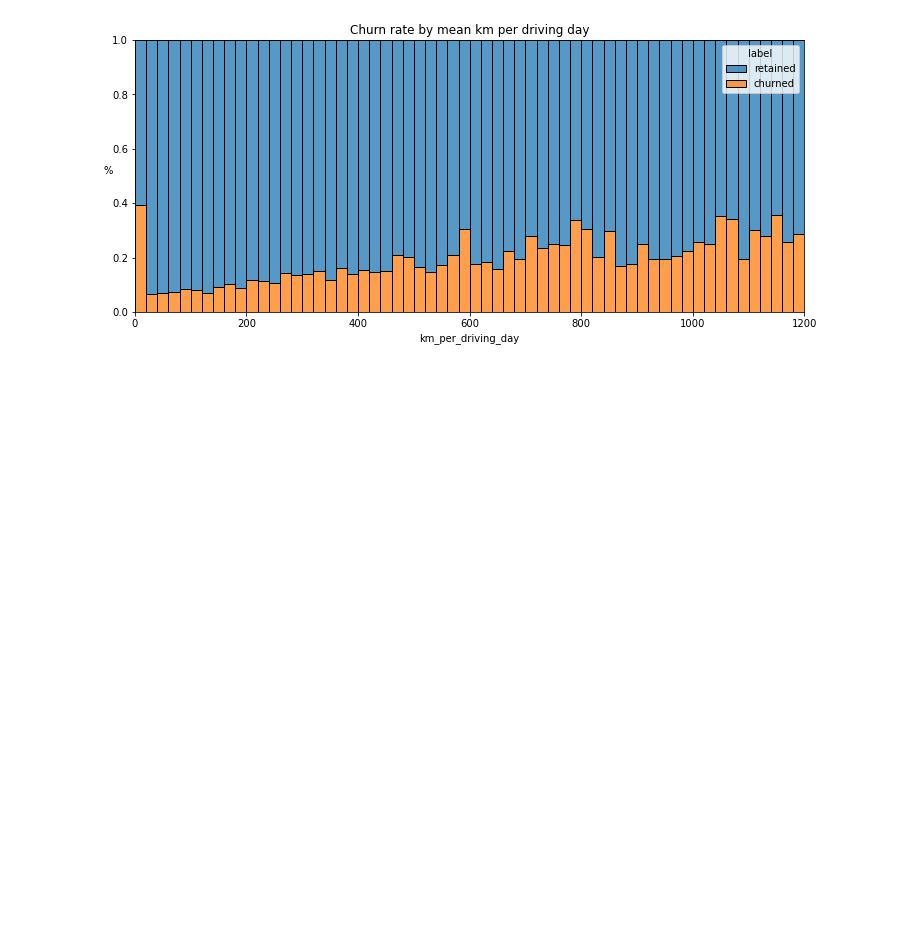
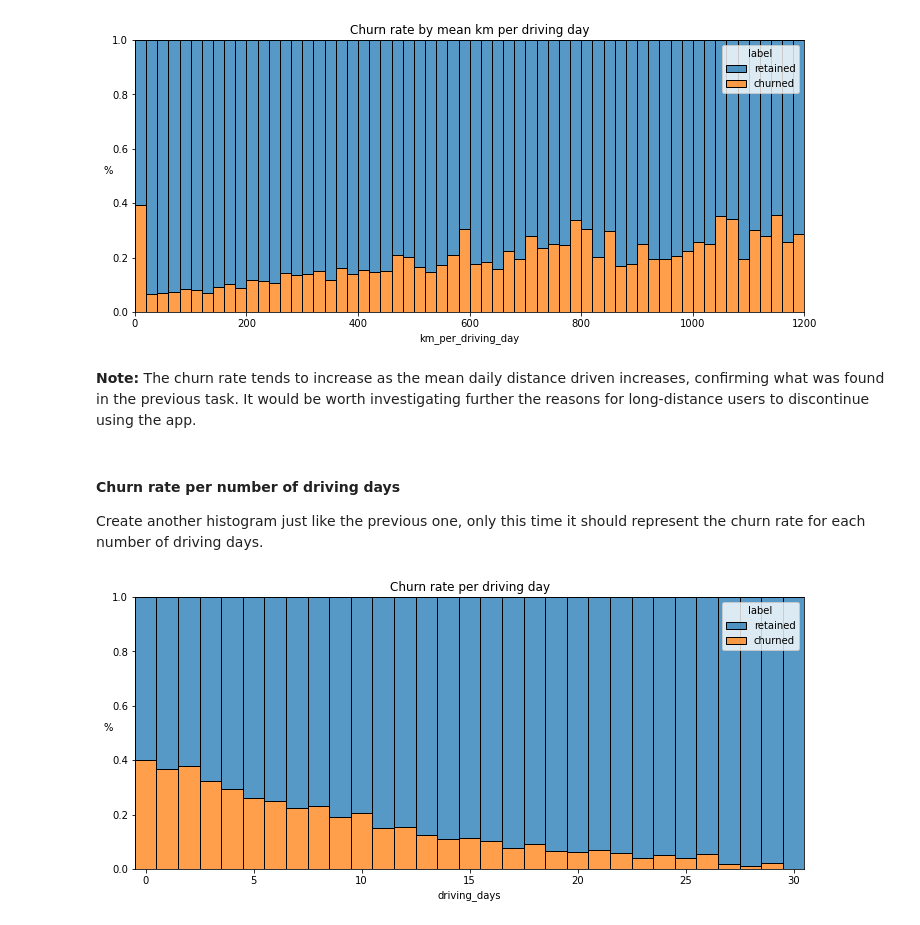
Before and after one commit to BrHACHLAF/Waze-project, a Jupyter notebook: waze_project_part_2.ipynb, the cells around one changed output. Saved outputs shown, nothing was run; the diff lists cells and outputs as text; code cells hidden in the pictures; blank space fills up the shorter version.

```diff
--- a/waze_project_part_2.ipynb
+++ b/waze_project_part_2.ipynb
@@ -467,3 +467,22 @@ plt.ylabel('%', rotation=0)
 plt.title('Churn rate by mean km per driving day');
 # %% [output]
 [figure]
+# %% [markdown]
+**Note:** The churn rate tends to increase as the mean daily distance driven increases, confirming what was found in the previous task. It would be worth investigating further the reasons for long-distance users to discontinue using the app.
+# %% [markdown]
+#### **Churn rate per number of driving days**
+
+Create another histogram just like the previous one, only this time it should represent the churn rate for each number of driving days.
+# %%
+# Histogram
+plt.figure(figsize=(12,5))
+sns.histplot(data=df,
+             x='driving_days',
+             bins=range(1,32),
+             hue='label',
+             multiple='fill',
+             discrete=True)
+plt.ylabel('%', rotation=0)
+plt.title('Churn rate per driving day');
+# %% [output]
+[figure, added]
```
Also changed, not shown: parts of 17 cells of this notebook.
